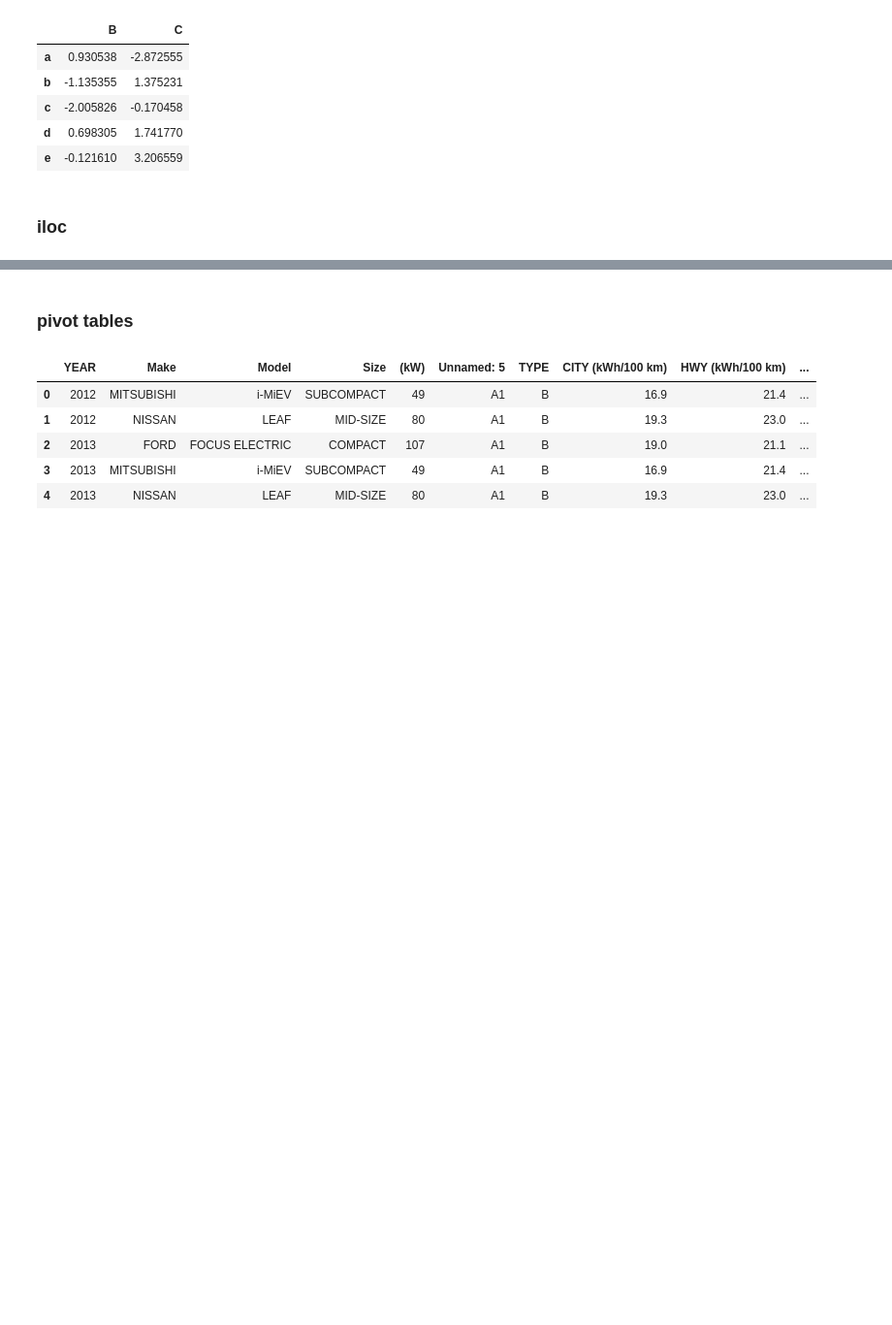
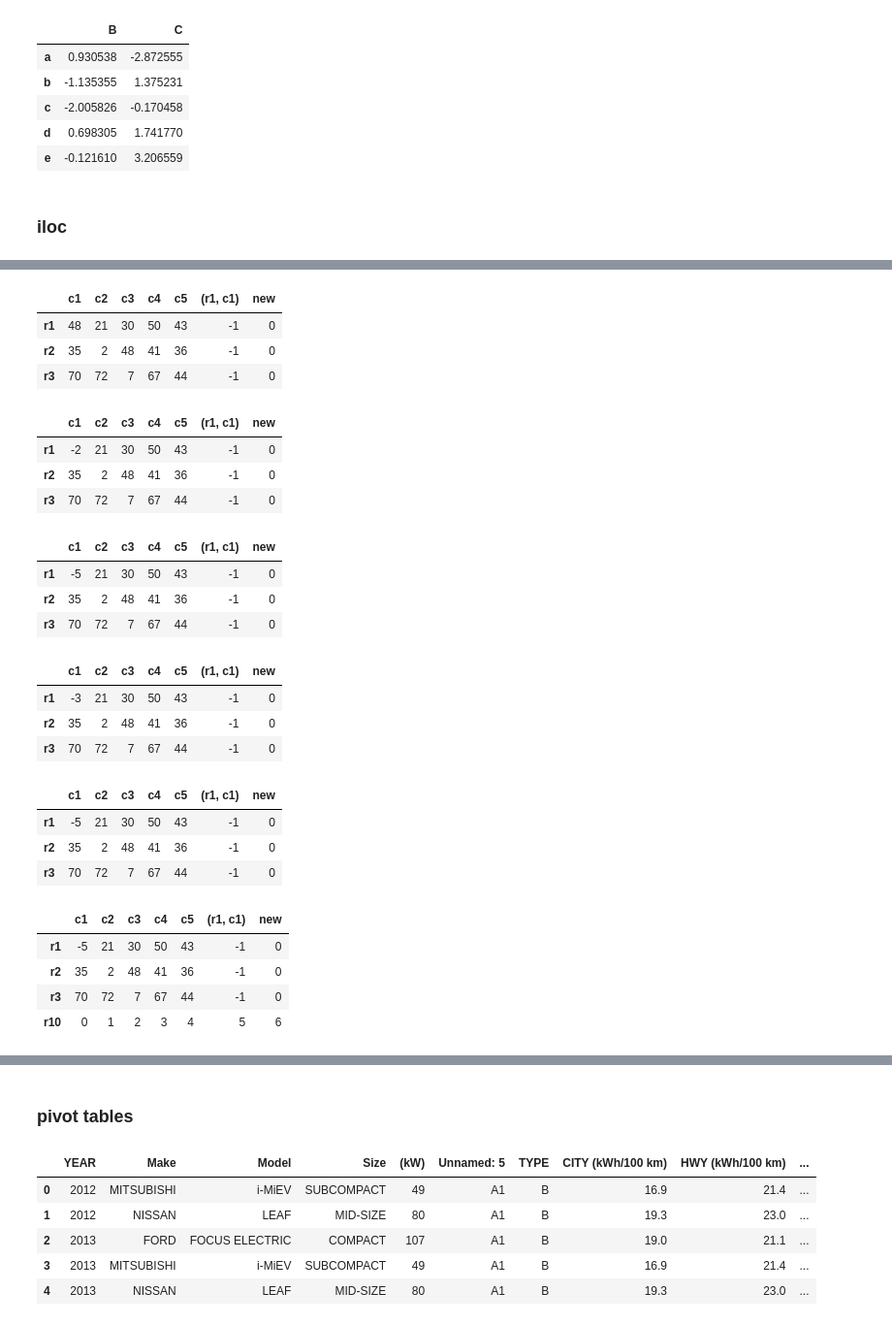
Before and after one commit to kishorepv/Data-Science-with-Python, a Jupyter notebook: Pandas library (Python).ipynb, the cells around one changed output, grey strips where cells are left out. Shown at 97% size. Cells and saved outputs as stored; diff of their text form; code cells hidden in the pictures; blank space fills up the shorter version.

```diff
--- a/Pandas library (Python).ipynb
+++ b/Pandas library (Python).ipynb
@@ -1516,0 +1848,53 @@ Labels:
+# %%
+df["r1","c1"]=-1 #fails, non-intuitive
+df["new"]=0
+df # has two new columns!
+# %% [output]
+|  | c1 | c2 | c3 | c4 | c5 | (r1, c1) | new |
+| r1 | 48 | 21 | 30 | 50 | 43 | -1 | 0 |
+| r2 | 35 | 2 | 48 | 41 | 36 | -1 | 0 |
+| r3 | 70 | 72 | 7 | 67 | 44 | -1 | 0 |
+# %%
+# index-chaining is a bad way to set data
+df["c1"]["r1"]=-2 #works. Always works? Dont know.
+df
+# %% [output]
+|  | c1 | c2 | c3 | c4 | c5 | (r1, c1) | new |
+| r1 | -2 | 21 | 30 | 50 | 43 | -1 | 0 |
+| r2 | 35 | 2 | 48 | 41 | 36 | -1 | 0 |
+| r3 | 70 | 72 | 7 | 67 | 44 | -1 | 0 |
+# %%
+df.xs("r1")["c1"]=-5 #works, but weird syntax
+df
+# %% [output]
+|  | c1 | c2 | c3 | c4 | c5 | (r1, c1) | new |
+| r1 | -5 | 21 | 30 | 50 | 43 | -1 | 0 |
+| r2 | 35 | 2 | 48 | 41 | 36 | -1 | 0 |
+| r3 | 70 | 72 | 7 | 67 | 44 | -1 | 0 |
+# %%
+# ONE LOC TO SET THEM ALL
+df.loc["r1","c1"]=-3 # works. Always works? YES.
+df
+# %% [output]
+|  | c1 | c2 | c3 | c4 | c5 | (r1, c1) | new |
+| r1 | -3 | 21 | 30 | 50 | 43 | -1 | 0 |
+| r2 | 35 | 2 | 48 | 41 | 36 | -1 | 0 |
+| r3 | 70 | 72 | 7 | 67 | 44 | -1 | 0 |
+# %%
+df.set_value("r1", "c1",-5) # works, why bother when you have loc?
+df
+# %% [output]
+|  | c1 | c2 | c3 | c4 | c5 | (r1, c1) | new |
+| r1 | -5 | 21 | 30 | 50 | 43 | -1 | 0 |
+| r2 | 35 | 2 | 48 | 41 | 36 | -1 | 0 |
+| r3 | 70 | 72 | 7 | 67 | 44 | -1 | 0 |
+# %%
+df.loc["r10"]=range(7) # if not existing creates new entries
+# new row "r10" added
+df
+# %% [output]
+|  | c1 | c2 | c3 | c4 | c5 | (r1, c1) | new |
+| r1 | -5 | 21 | 30 | 50 | 43 | -1 | 0 |
+| r2 | 35 | 2 | 48 | 41 | 36 | -1 | 0 |
+| r3 | 70 | 72 | 7 | 67 | 44 | -1 | 0 |
+| r10 | 0 | 1 | 2 | 3 | 4 | 5 | 6 |
```
Also changed, not shown: parts of 59 cells of this notebook.
